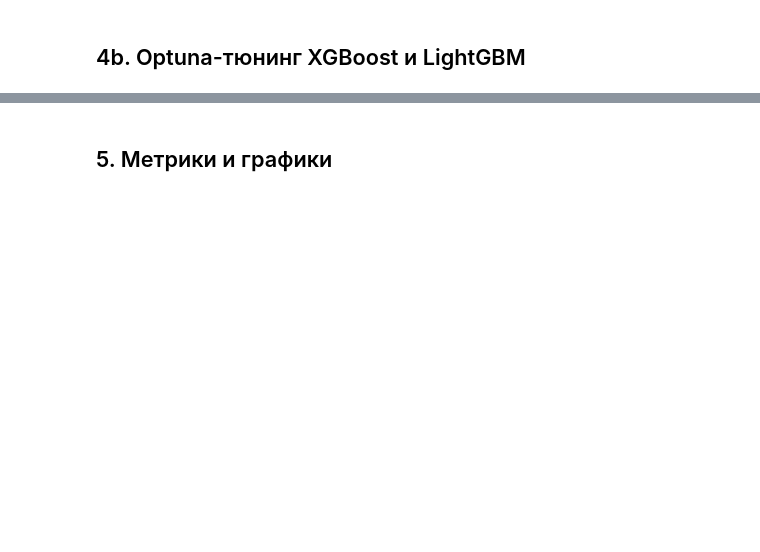
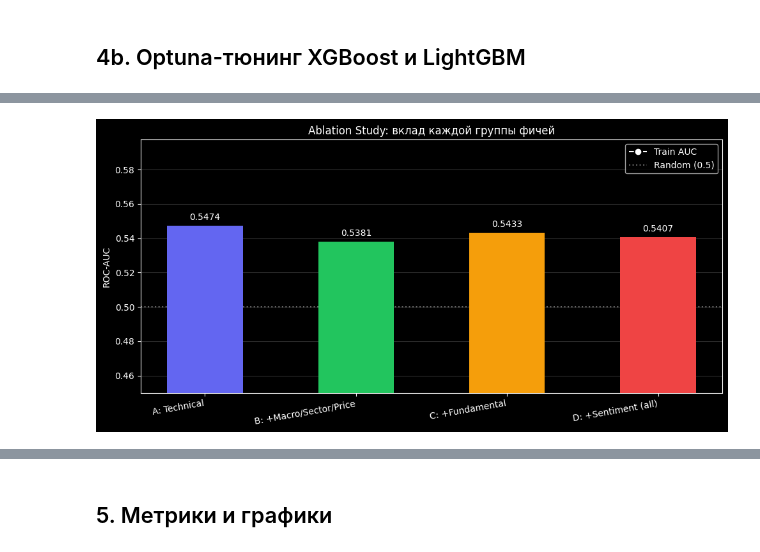
Before and after one commit to dvank1mang1/EquiSense, a Jupyter notebook: notebooks/04_model_training.ipynb, the cells around one changed output, grey strips where cells are left out. Saved outputs shown, nothing was run; the diff lists cells and outputs as text; code cells hidden in the pictures; blank space fills up the shorter version.

```diff
--- a/notebooks/04_model_training.ipynb
+++ b/notebooks/04_model_training.ipynb
@@ -232,0 +239,83 @@ And if memory is not enough, you can set `force_col_wise=true`.
+# %%
+from app.features.constants import TECHNICAL_FEATURES, LAG_FEATURES
+
+from sklearn.metrics import roc_auc_score as _auc
+from xgboost import XGBClassifier
+import joblib
+
+# Определяем наборы фичей для каждой группы модели
+ABLATION_GROUPS = {
+    'A: Technical':          TECHNICAL_FEATURES + LAG_FEATURES,
+    'B: +Macro/Sector/Price': TECHNICAL_FEATURES + LAG_FEATURES + avail_macro + avail_sector + avail_price,
+    'C: +Fundamental':       TECHNICAL_FEATURES + LAG_FEATURES + avail_macro + avail_sector + avail_price + avail_fund,
+    'D: +Sentiment (all)':   TECHNICAL_FEATURES + LAG_FEATURES + avail_macro + avail_sector + avail_price + avail_fund + avail_sent,
+}
+
+# Также добавляем cross-sectional ранги к каждой группе (ранги доступны для всех)
+ABLATION_GROUPS = {
+    k: list(dict.fromkeys([f for f in (v + CROSS_FEATURES) if f in combined.columns and f not in NON_FEATURE]))
+    for k, v in ABLATION_GROUPS.items()
+}
+
+pos = int(train['target'].sum())
+neg = int((train['target'] == 0).sum())
+spw = neg / pos if pos > 0 else 1.0
+
+ablation_results = {}
+best_xgb_model = joblib.load(MODELS_DIR / 'model_xgb_optuna.joblib')  # для сравнения
+
+print(f"{'Группа':<30} {'Фичей':>6}  {'Train AUC':>9}  {'Test AUC':>9}")
+print('-' * 62)
+
+for group_name, feat_list in ABLATION_GROUPS.items():
+    feat_list = [f for f in feat_list if f in combined.columns]
+    X_tr = train[feat_list].fillna(0)
+    X_te = test[feat_list].fillna(0)
+    y_tr = train['target']
+    y_te = test['target']
+
+    clf = XGBClassifier(
+        n_estimators=300, max_depth=5, learning_rate=0.05,
+        subsample=0.8, colsample_bytree=0.8,
+        scale_pos_weight=spw, eval_metric='logloss',
+        random_state=42,
+    )
+    clf.fit(X_tr, y_tr)
+
+    auc_tr = round(_auc(y_tr, clf.predict_proba(X_tr)[:, 1]), 4)
+    auc_te = round(_auc(y_te, clf.predict_proba(X_te)[:, 1]), 4)
+    ablation_results[group_name] = {'train_auc': auc_tr, 'test_auc': auc_te, 'n_features': len(feat_list)}
+    print(f"{group_name:<30} {len(feat_list):>6}  {auc_tr:>9.4f}  {auc_te:>9.4f}")
+
+print('-' * 62)
+print(f"\nXGBoost Optuna (best model):              Test AUC = {results.get('xgb_optuna', {}).get('roc_auc', 'N/A')}")
+
+# Визуализация
+import matplotlib.pyplot as plt
+
+fig, ax = plt.subplots(figsize=(10, 5))
+labels = list(ablation_results.keys())
+test_aucs  = [ablation_results[k]['test_auc']  for k in labels]
+train_aucs = [ablation_results[k]['train_auc'] for k in labels]
+
+x = range(len(labels))
+bars = ax.bar(x, test_aucs, width=0.5, color=['#6366f1','#22c55e','#f59e0b','#ef4444'], zorder=3)
+ax.plot(x, train_aucs, 'w--o', markersize=6, label='Train AUC', zorder=4)
+ax.axhline(0.5, color='white', linestyle=':', alpha=0.4, label='Random (0.5)')
+ax.set_xticks(x)
+ax.set_xticklabels(labels, rotation=10, ha='right')
+ax.set_ylim(0.45, max(test_aucs) + 0.05)
+ax.set_ylabel('ROC-AUC')
+ax.set_title('Ablation Study: вклад каждой группы фичей')
+ax.legend()
+ax.grid(axis='y', alpha=0.2)
+
+for bar, auc in zip(bars, test_aucs):
+    ax.text(bar.get_x() + bar.get_width()/2, bar.get_height() + 0.002,
+            f'{auc:.4f}', ha='center', va='bottom', fontsize=10, color='white')
+
+plt.tight_layout()
+plt.savefig(MODELS_DIR / 'ablation_study.png', dpi=120, bbox_inches='tight')
+plt.show()
+print("График сохранён → models/ablation_study.png")
+# %% [output]
@@ -232,0 +331 @@ And if memory is not enough, you can set `force_col_wise=true`.
+[figure, added]
```
Also changed, not shown: parts of 9 cells of this notebook, 12 other files.
